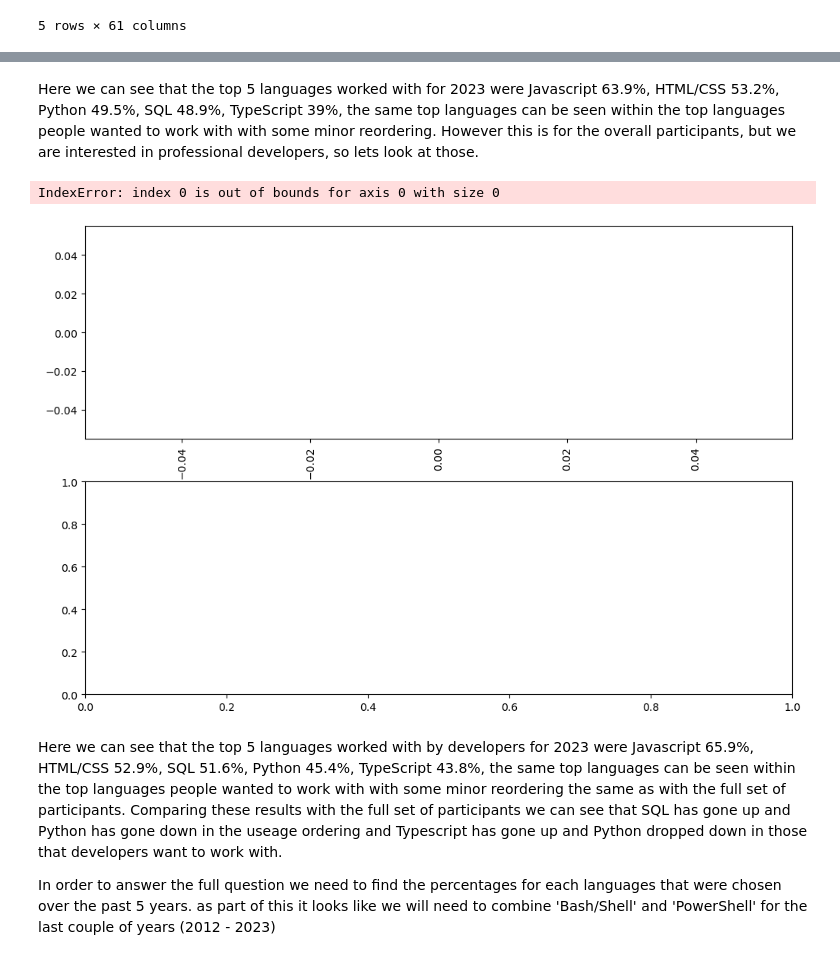
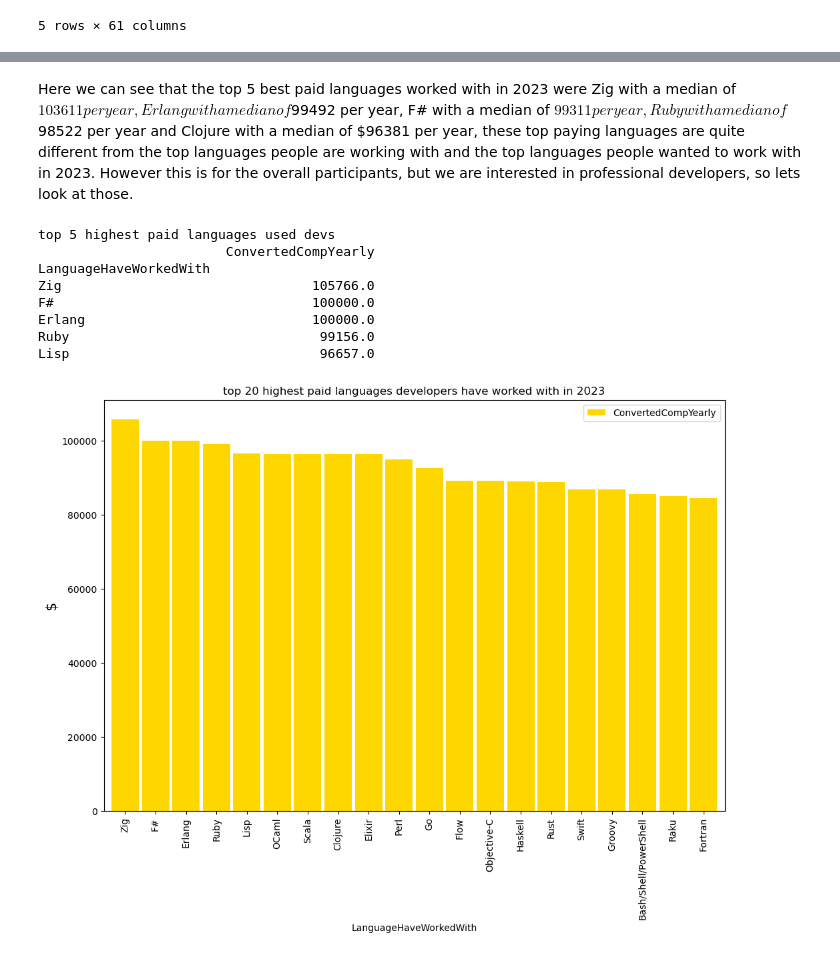
Before and after one commit to Duella12345/stack-overflow-pay, a Jupyter notebook: HighPayLanguagesStats.ipynb, the cells around one changed output, grey strips where cells are left out. Cells and saved outputs as stored; diff of their text form; code cells hidden in the pictures.

Commit message:
adjust languages and add comments

```diff
--- a/HighPayLanguagesStats.ipynb
+++ b/HighPayLanguagesStats.ipynb
@@ -30,21 +26,3 @@ df_2020.head()
 | 3 | 4 | I am a developer by profession | Yes | 25.0 | 18 | NaN | NaN | NaN | Albania | ... |
 | 4 | 5 | I used to be a developer by profe... | Yes | 31.0 | 16 | NaN | NaN | NaN | United States | ... |
 5 rows × 61 columns
-# %%
-# import schemas for each year
-# schema_2019 = pd.read_csv('.\data\stack-overflow-developer-survey-2019\survey_results_schema.csv')
-# schema_2020 = pd.read_csv('.\data\stack-overflow-developer-survey-2020\survey_results_schema.csv')
-# schema_2021 = pd.read_csv('.\data\stack-overflow-developer-survey-2021\survey_results_schema.csv')
-# schema_2022 = pd.read_csv('.\data\stack-overflow-developer-survey-2022\survey_results_schema.csv')
-# schema_2023 = pd.read_csv('.\data\stack-overflow-developer-survey-2023\survey_results_schema.csv')
-
-# for q in range(1,schema_2023.shape[0]):
-#     print(str(q) + " " + schema_2023['qname'][q] + "/n"+ schema_2023['question'][q])
-
-# schema_2023.head()
-
-df_2023.columns
-
-df_2023['CurrencyCode'] = df_2023['Currency'].str[:3]
-
-df_2023['CurrencyCode']
@@ -160,44 +82,32 @@ TypeError: unsupported operand type(s) for /: 'str' and 'int'
 # %% [markdown]
-Here we can see that the top 5 languages worked with for 2023 were Javascript 63.9%, HTML/CSS 53.2%, Python 49.5%, SQL 48.9%, TypeScript 39%, the same top languages can be seen within the top languages people wanted to work with with some minor reordering. However this is for the overall participants, but we are interested in professional developers, so lets look at those.
+Here we can see that the top 5 best paid languages worked with in 2023 were Zig with a median of $103611 per year, Erlang with a median of $99492 per year, F# with a median of $99311 per year, Ruby with a median of $98522 per year and Clojure with a median of $96381 per year, these top paying languages are quite different from the top languages people are working with and the top languages people wanted to work with in 2023. However this is for the overall participants, but we are interested in professional developers, so lets look at those.
 # %%
 #create developer only dataframe
-developers = df_2023.loc[df_2023['MainBranch'] == 'I am a developer by profession']
+developers = df_2023_temp.loc[df_2023_temp['MainBranch'] == 'I am a developer by profession']
 
 # drop nas split into list and explode into rows
-language_count_dev_23 = developers.LanguageHaveWorkedWith.dropna(axis=0, how='any').str.split(';').explode()
+language_count_dev_23 = developers[['LanguageHaveWorkedWith', 'ConvertedCompYearly']].dropna(axis=0, how='any').explode('LanguageHaveWorkedWith').replace({'Bash/Shell (all shells)': 'Bash/Shell/PowerShell', 'LISP' : 'Lisp', 'Bash/Shell': 'Bash/Shell/PowerShell', 'PowerShell': 'Bash/Shell/PowerShell'})
+
 #count values
-language_count_dev_23 = language_count_dev_23.value_counts()
+language_count_dev_23 = language_count_dev_23.groupby(['LanguageHaveWorkedWith']).median().reset_index().sort_values(by=['ConvertedCompYearly'], ascending=False).set_index('LanguageHaveWorkedWith')
+
 
 # bar chart
-fig, (ax3, ax4) =  plt.subplots(2, 1, sharex=False, sharey= False, figsize=(12,8))
-(language_count_dev_23[0:20] * 100 / developers.LanguageHaveWorkedWith.dropna(axis=0, how='any').shape[0]).plot.bar(color='gold', width=0.9, ax=ax3);
-ax3.set_title("top 20 languages developers have worked with in 2023")
-ax3.yaxis.set_major_formatter(mtick.PercentFormatter())
+fig, (ax3) =  plt.subplots(1, sharex=False, sharey= False, figsize=(12,8))
+(language_count_dev_23[0:20]).plot.bar(color='gold', width=0.9, ax=ax3);
+ax3.set_title("top 20 highest paid languages developers have worked with in 2023")
 
-# drop nas split into list and explode into rows
-language_want_count_dev_23 = developers.LanguageWantToWorkWith.dropna(axis=0, how='any').str.split(';').explode()
-# count values
-language_want_count_dev_23 = language_want_count_dev_23.value_counts()
-
-# bar chart
-(language_want_count_dev_23[0:20] * 100 / developers.LanguageWantToWorkWith.dropna(axis=0, how='any').shape[0]).plot.bar(color='thistle', width=0.9, ax=ax4);
-ax4.set_title("top 20 languages developers wanted to work with in 2023")
-ax4.yaxis.set_major_formatter(mtick.PercentFormatter())
-
-# display plots
-plt.tight_layout()
-plt.show()
-
-# print exact percentages
-print("top 5 languages used devs percentages")
-print(language_count_dev_23[0:5] * 100 / developers.LanguageHaveWorkedWith.dropna(axis=0, how='any').shape[0])
-
-print("top 5 languages wanted devs percentages")
-print(language_want_count_dev_23[0:5] * 100 / developers.LanguageWantToWorkWith.dropna(axis=0, how='any').shape[0])
+# print exact median compensation
+plt.ylabel('$', fontsize=15)
+print("top 5 highest paid languages used devs")
+print(language_count_dev_23[0:5])
 # %% [output]
-IndexError: index 0 is out of bounds for axis 0 with size 0
+top 5 highest paid languages used devs
+                        ConvertedCompYearly
+LanguageHaveWorkedWith
+Zig                                105766.0
+F#                                 100000.0
+Erlang                             100000.0
+Ruby                                99156.0
+Lisp                                96657.0
-[figure, old version]
+[figure, new version]
-# %% [markdown]
-Here we can see that the top 5 languages worked with by developers for 2023 were Javascript 65.9%, HTML/CSS 52.9%, SQL 51.6%, Python 45.4%, TypeScript 43.8%, the same top languages can be seen within the top languages people wanted to work with with some minor reordering the same as with the full set of participants. Comparing these results with the full set of participants we can see that SQL has gone up and Python has gone down in the useage ordering and Typescript has gone up and Python dropped down in those that developers want to work with.
-
-In order to answer the full question we need to find the percentages for each languages that were chosen over the past 5 years. as part of this it looks like we will need to combine 'Bash/Shell' and 'PowerShell' for the last couple of years (2012 - 2023)
```
Also changed, not shown: parts of 13 cells of this notebook, 1 other file.
